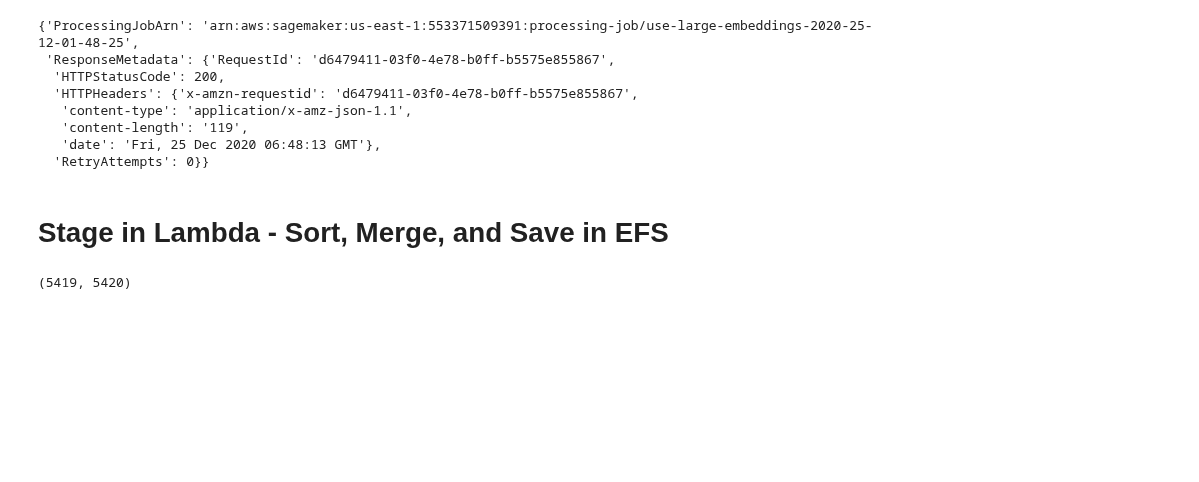
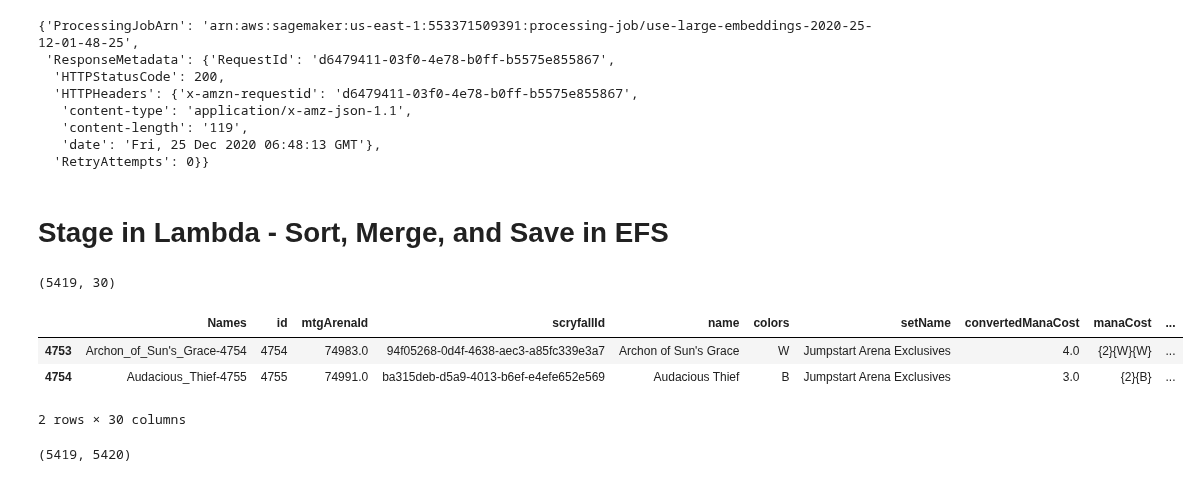
Before and after one commit to ledgerW/magicml, a Jupyter notebook: notebooks/mtgjson_sm_proc.ipynb, the cells around one changed output. Drawn from its saved outputs; the diff is of its cells as text; code cells hidden in the pictures; blank space fills up the shorter version.

```diff
--- a/notebooks/mtgjson_sm_proc.ipynb
+++ b/notebooks/mtgjson_sm_proc.ipynb
@@ -479 +483,25 @@ s3.download_file('magicml-inference.dev', 'use-large/arena_embeddings.csv', 'emb
+# %%
+merge_cols = [
+    'Names','id','mtgArenaId','scryfallId','name','colors','setName',
+    'convertedManaCost','manaCost','loyalty','power','toughness',
+    'type','types','subtypes','text','image_urls',
+    'brawl','commander','duel','future','historic','legacy','modern',
+    'oldschool','pauper','penny','pioneer','standard','vintage'
+]
+
+cards_df = pd.read_csv('cards.csv')\
+    .query('mtgArenaId.notnull()')\
+    .assign(Names=lambda df: df.name + '-' + df.id.astype('str'))\
+    .assign(Names=lambda df: df.Names.apply(lambda x: x.replace(' ', '_').replace('//', 'II')))\
+    .fillna('0')\
+    [merge_cols]
+
+print(cards_df.shape)
+cards_df.head(2)
+# %% [output]
+(5419, 30)
+|  | Names | id | mtgArenaId | scryfallId | name | colors | setName | convertedManaCost | manaCost | ... |
+| 4753 | Archon_of_Sun's_Grace-4754 | 4754 | 74983.0 | 94f05268-0d4f-4638-aec3-a85fc339e3a7 | Archon of Sun's Grace | W | Jumpstart Arena Exclusives | 4.0 | {2}{W}{W} | ... |
+| 4754 | Audacious_Thief-4755 | 4755 | 74991.0 | ba315deb-d5a9-4013-b6ef-e4efe652e569 | Audacious Thief | B | Jumpstart Arena Exclusives | 3.0 | {2}{B} | ... |
+2 rows × 30 columns
 # %%
```
Also changed, not shown: parts of 13 cells of this notebook, 1 other file.
